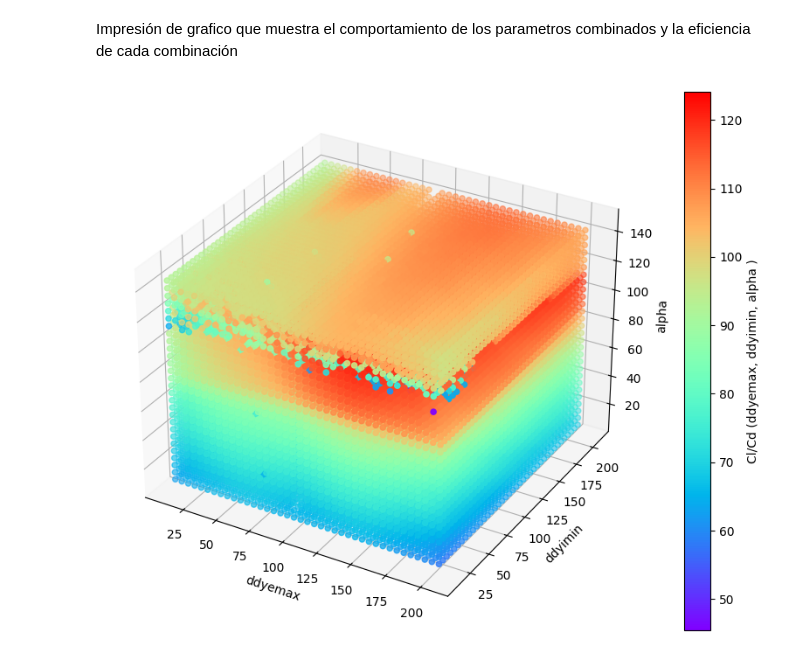
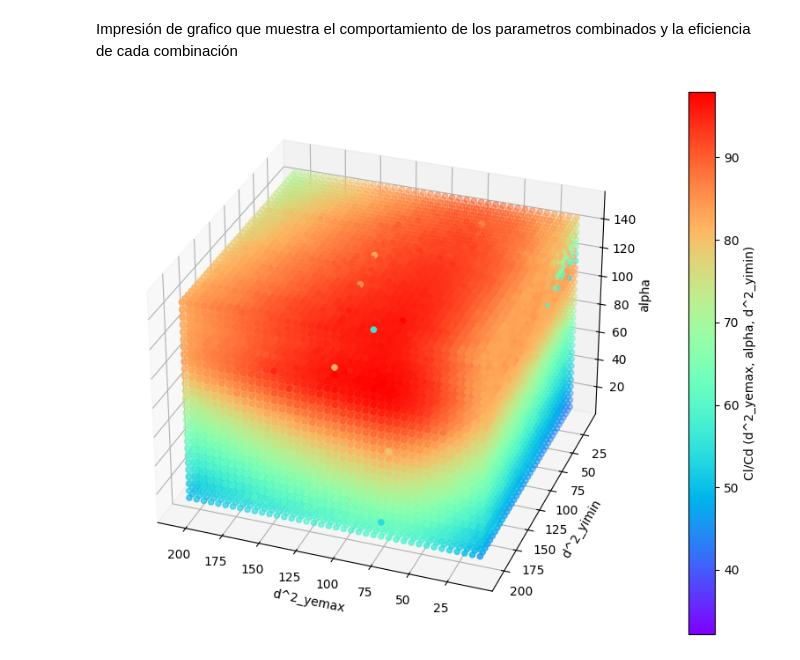
Before and after one commit to Kijoselo/opt_air, a Jupyter notebook: Eficiencia de todas las combinaciones.ipynb, the cells around one changed output. Saved outputs shown, nothing was run; the diff lists cells and outputs as text; code cells hidden in the pictures.

```diff
--- a/Eficiencia de todas las combinaciones.ipynb
+++ b/Eficiencia de todas las combinaciones.ipynb
@@ -427,8 +428,8 @@ Calculo de la eficiencia dentro de los archivos
 # %%
 def get_value(table):
     cl_values=list(map(lambda line: line[1]/line[2], table))
-    max=np.max(cl_values)
-    return max
+    prom=np.mean(cl_values)
+    return prom
     #return cl_values[6]
 # %% [markdown]
 Por medio de "Queue" biblioteca de python se crea una lista de prioridad que permite ver el rango entre los parametros
@@ -492,28 +491,33 @@ for cl, (i, j, k) in top:
 Impresión de grafico que muestra el comportamiento de los parametros combinados y la eficiencia de cada combinación
 # %%
 # Create a colormap
-cmap = plt.get_cmap('rainbow')  # You can change the colormap as needed
+cmap = plt.get_cmap('rainbow')  # Puedes cambiar el mapa de colores según tus preferencias
 
-# Create a figure and 3D axes
+# Crear una figura y ejes 3D
 fig = plt.figure(figsize=(12, 8))
 ax = fig.add_subplot(111, projection='3d')
 
-# Create the scatter plot
+# Crear el gráfico de dispersión (scatter plot)
 scatter = ax.scatter(I, J, K, c=CL, cmap=cmap, marker='o')
 
-# Add color bar
+# Agregar una barra de colores
 cbar = plt.colorbar(scatter)
-cbar.set_label('Cl/Cd (ddyemax, ddyimin, alpha )')
+cbar.set_label('Cl/Cd (d^2_yemax, alpha, d^2_yimin)')
 
-# Set axis labels
-ax.set_xlabel('ddyemax')
-ax.set_ylabel('ddyimin')
+# Establecer etiquetas de los ejes
+ax.set_xlabel('d^2_yemax')
+ax.set_ylabel('d^2_yimin')
 ax.set_zlabel('alpha')
 
-# Show the plot
+# Ajustar la vista para que el eje "alpha" sea más visible
+ax.view_init(elev=30, azim=110)  # rota y eleva la grafica para la sposición que desee
+# Mostrar el gráfico
 plt.show()
+#   'dy_emax': i
+#   'alpha': j
+#   'dy_imin': k
 # %% [output]
-[figure, old version]
+[figure, new version]
 # %%
 uid=int(0)
 def evalue_sim(x):
```
Also changed, not shown: parts of 35 cells of this notebook.
